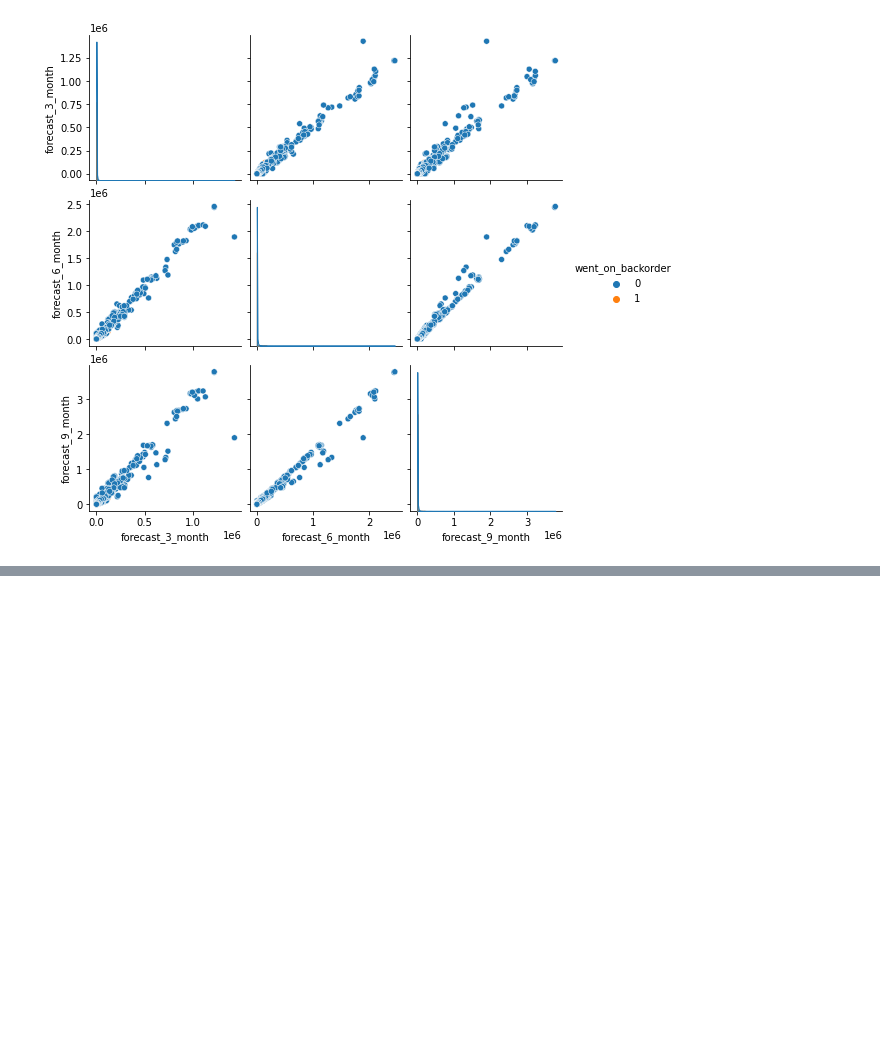
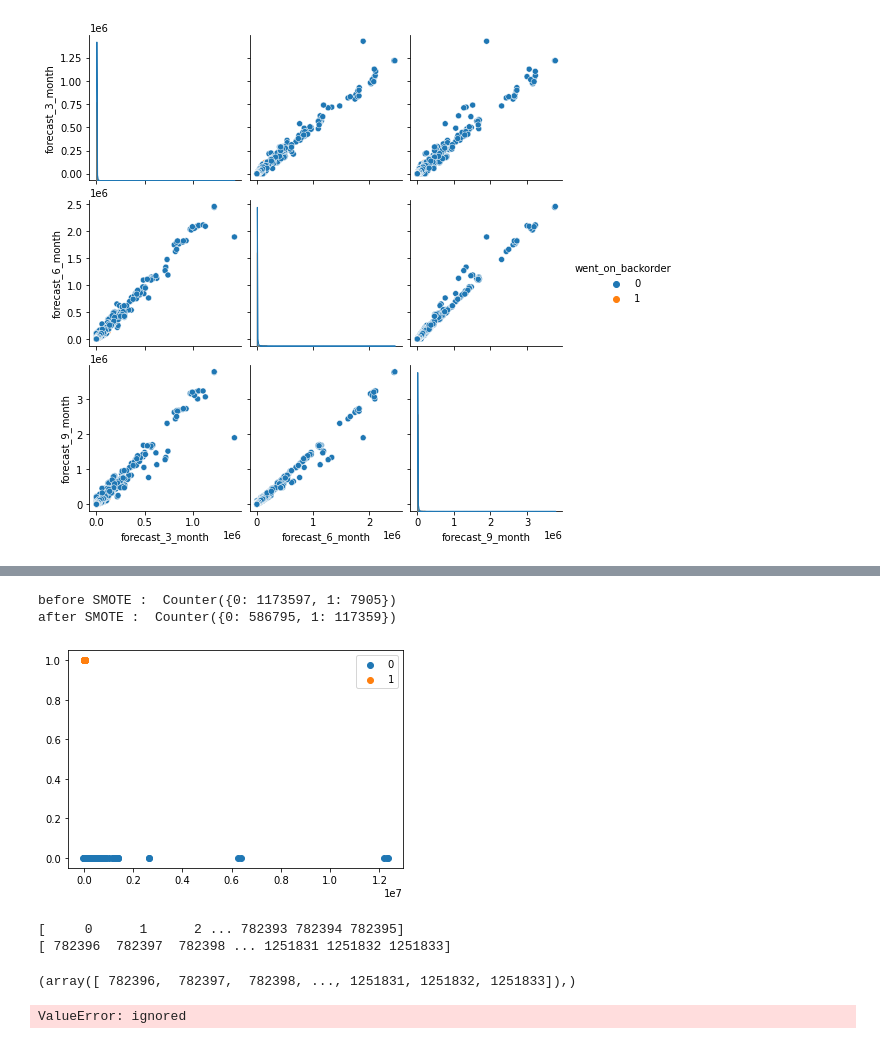
Before and after one commit to Rahul-71/BackOrderPrediction, a Jupyter notebook: BackOrder_Prediction_iNeuron.ipynb, the cells around one changed output, grey strips where cells are left out. Saved outputs shown, nothing was run; the diff lists cells and outputs as text; code cells hidden in the pictures; blank space fills up the shorter version.

```diff
--- a/BackOrder_Prediction_iNeuron.ipynb
+++ b/BackOrder_Prediction_iNeuron.ipynb
@@ -215,0 +240,7 @@ plt.show()
+# %%
+from sklearn.preprocessing import StandardScaler
+scaler = StandardScaler()
+x_tr = scaler.fit_transform(x_tr)
+x_te = scaler.fit_transform(x_te)
+# %%
+models = dict()
@@ -215,0 +307,13 @@ plt.show()
+# %%
+# lets apply Linear Discrimant Analysis
+from sklearn.discriminant_analysis import LinearDiscriminantAnalysis
+s = time()
+lda = LinearDiscriminantAnalysis()
+lda.fit(x_tr, y_tr)
+lda_time = str(round(time() - s,3)) + " sec"
+print("Accuracy of LDA classifier on training set : ", lda.score(x_tr, y_tr))
+print("Accuracy of LDA classifier on testing set : ", lda.score(x_te, y_te))
+
+print("-"*60)
+print(f"Time taken for LDA classifier : {lda_time}")
+models.update({"LDA classifier":(lda.score(x_tr, y_tr), lda.score(x_te, y_te), lda_time)})
@@ -215,0 +373,55 @@ plt.show()
+# %%
+# Oversample with SMOTE and random undersample for imbalanced dataset
+# from collections import Counter
+# from sklearn.datasets import make_classification
+# from imblearn.over_sampling import SMOTE
+# from imblearn.under_sampling import RandomUnderSampler
+# from imblearn.pipeline import Pipeline
+# from matplotlib import pyplot
+# from numpy import where
+# # define dataset
+# X, y = make_classification(n_samples=10000, n_features=2, n_redundant=0,
+# 	n_clusters_per_class=1, weights=[0.99], flip_y=0, random_state=1)
+# # summarize class distribution
+# counter = Counter(y)
+# print(counter)
+# # define pipeline
+over = SMOTE(sampling_strategy=0.1)
+under = RandomUnderSampler(sampling_strategy=0.2)
+steps = [('o', over), ('u', under)]
+pipeline = Pipeline(steps=steps)
+# transform the dataset
+A, B = pipeline.fit_resample(x_tr, y_tr)
+# summarize the new class distribution
+counter = Counter(y_tr)
+print("before SMOTE : ",counter)
+counter = Counter(B)
+print("after SMOTE : ",counter)
+# scatter plot of examples by class label
+for label, _ in counter.items():
+	row_ix = where(B == label)[0]
+	pyplot.scatter(A[row_ix, 0], B[row_ix], label=str(label))
+pyplot.legend()
+pyplot.show()
+# %% [output]
+before SMOTE :  Counter({0: 1173597, 1: 7905})
+after SMOTE :  Counter({0: 586795, 1: 117359})
+[figure, added]
+# %%
+counter =Counter(B)
+for labels, _ in counter.items():
+  row_ix = where(B==labels)[0]
+  print(row_ix)
+# %% [output]
+[     0      1      2 ... 782393 782394 782395]
+[ 782396  782397  782398 ... 1251831 1251832 1251833]
+# %%
+where(B==1)
+# %% [output]
+(array([ 782396,  782397,  782398, ..., 1251831, 1251832, 1251833]),)
+# %%
+# plt.scatter([A,B],heu=B)
+sns.scatterplot([A,B], hue=B)
+plt.show()
+# %% [output]
+ValueError: ignored
```
Also changed, not shown: parts of 17 cells of this notebook.
